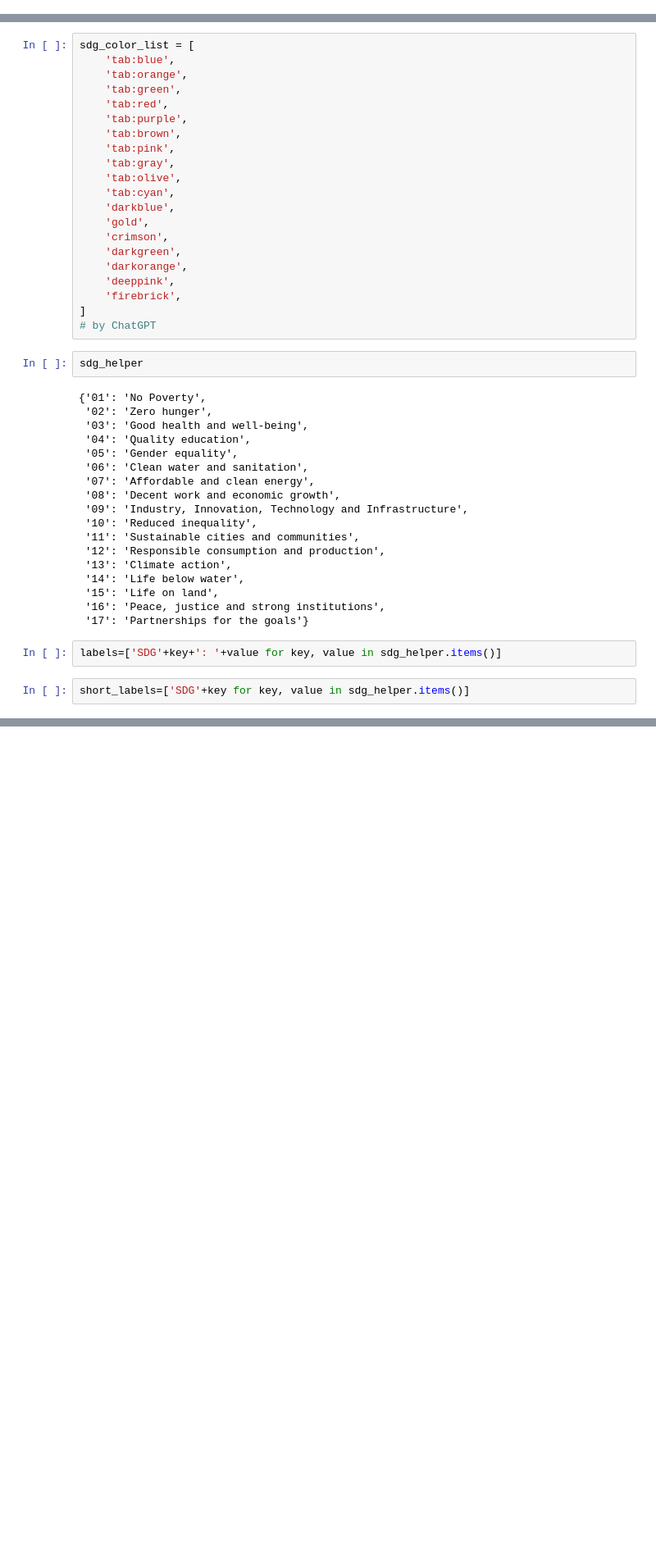
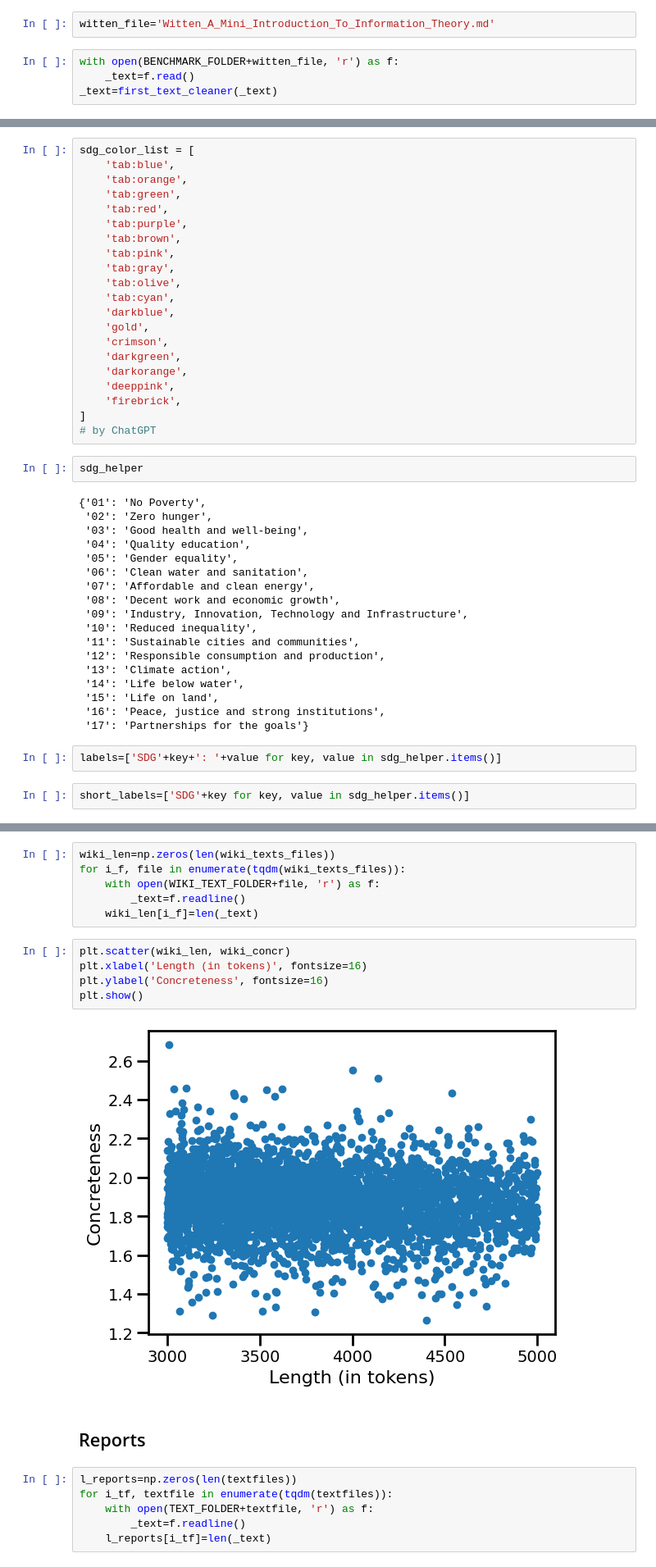
Before and after one commit to fabiosaracco/sdg_repos_advanced, a Jupyter notebook: 4_0_fa_r_vago.ipynb, the cells around one changed output, grey strips where cells are left out. Shown: that part at 82% size. Cells and saved outputs as stored; diff of their text form; blank space fills up the shorter version.

```diff
--- a/4_0_fa_r_vago.ipynb
+++ b/4_0_fa_r_vago.ipynb
@@ -374,0 +384,6 @@ np.mean(fafas_concr), np.std(fafas_concr)
+# %%
+witten_file='Witten_A_Mini_Introduction_To_Information_Theory.md'
+# %%
+with open(BENCHMARK_FOLDER+witten_file, 'r') as f:
+    _text=f.read()
+_text=first_text_cleaner(_text)
@@ -536,0 +564,21 @@ plt.show()
+# %%
+wiki_len=np.zeros(len(wiki_texts_files))
+for i_f, file in enumerate(tqdm(wiki_texts_files)):
+    with open(WIKI_TEXT_FOLDER+file, 'r') as f:
+        _text=f.readline()
+    wiki_len[i_f]=len(_text)
+# %%
+plt.scatter(wiki_len, wiki_concr)
+plt.xlabel('Length (in tokens)', fontsize=16)
+plt.ylabel('Concreteness', fontsize=16)
+plt.show()
+# %% [output]
+[figure, added]
+# %% [markdown]
+## Reports
+# %%
+l_reports=np.zeros(len(textfiles))
+for i_tf, textfile in enumerate(tqdm(textfiles)):
+    with open(TEXT_FOLDER+textfile, 'r') as f:
+        _text=f.readline()
+    l_reports[i_tf]=len(_text)
```
Also changed, not shown: parts of 34 cells of this notebook, 6 other files.
